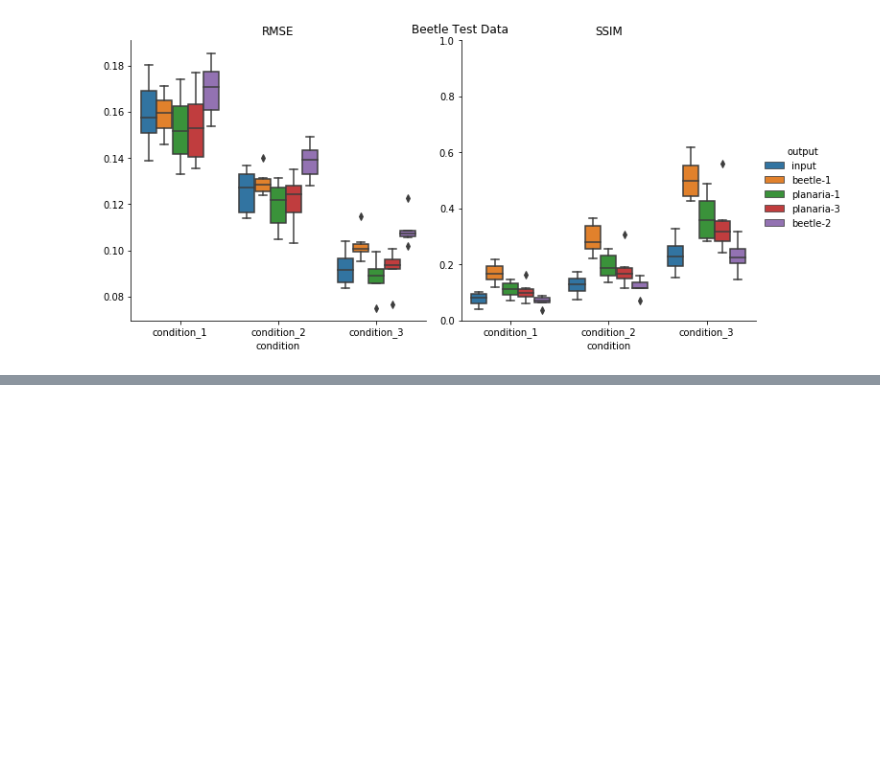
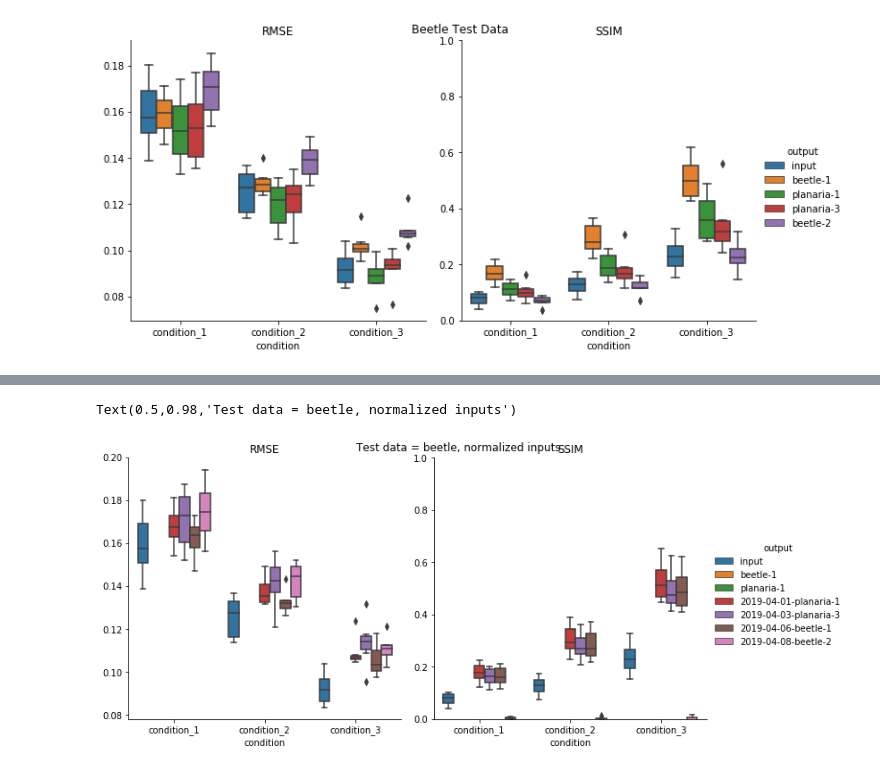
Before and after one commit to ksr987/COMP551-MP4, a Jupyter notebook: denoising/6_figures_tables.ipynb, the cells around one changed output, grey strips where cells are left out. Drawn from its saved outputs; the diff is of its cells as text; code cells hidden in the pictures; blank space fills up the shorter version.

```diff
--- a/denoising/6_figures_tables.ipynb
+++ b/denoising/6_figures_tables.ipynb
@@ -192,0 +332,23 @@ for df, name in zip(df_ls, ['Planaria Test Data', 'Beetle Test Data']):
+# %%
+# Plot the results
+df = pd.read_csv('beetle_results/2019-04-14-test_raw-2.csv')
+
+cols = df['output'].unique()
+pop = ['input', 'beetle-1', 'planaria-1']
+cols = [x for x in cols if x not in pop + ['nlm']]
+cols = pop + cols
+
+
+g = sns.catplot(x='condition', y='value', hue='output',
+                kind='box',
+                col='metric',
+                hue_order=cols,
+                sharey=False, data=df)
+g.axes[0,1].set_ylim(0,1)
+g.set_ylabels('')
+g.axes[0,0].set_title('RMSE')
+g.axes[0,1].set_title('SSIM')
+g.fig.suptitle('Test data = beetle, normalized inputs')
+# %% [output]
+Text(0.5,0.98,'Test data = beetle, normalized inputs')
+[figure, added]
```
Also changed, not shown: parts of 22 cells of this notebook, 53 other files.
